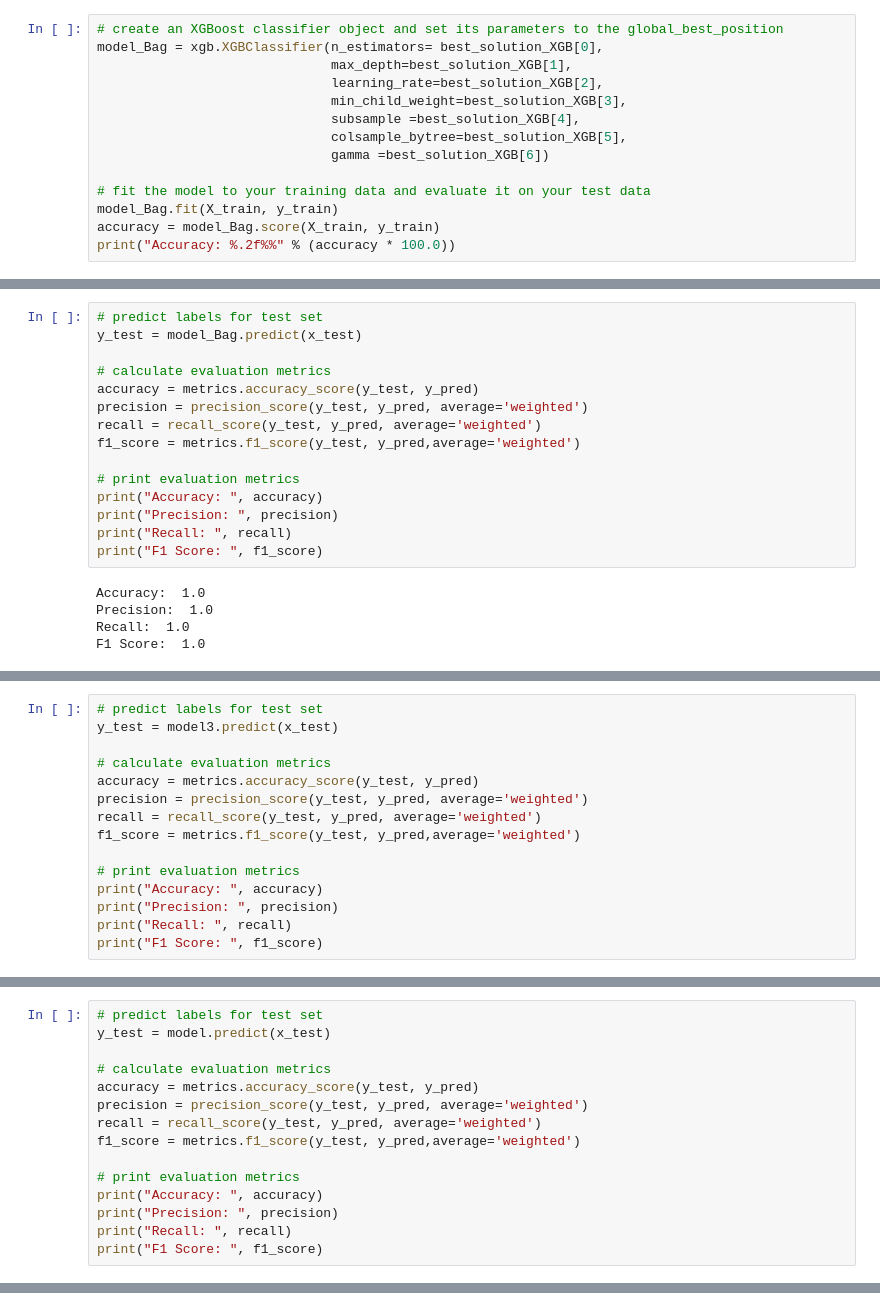
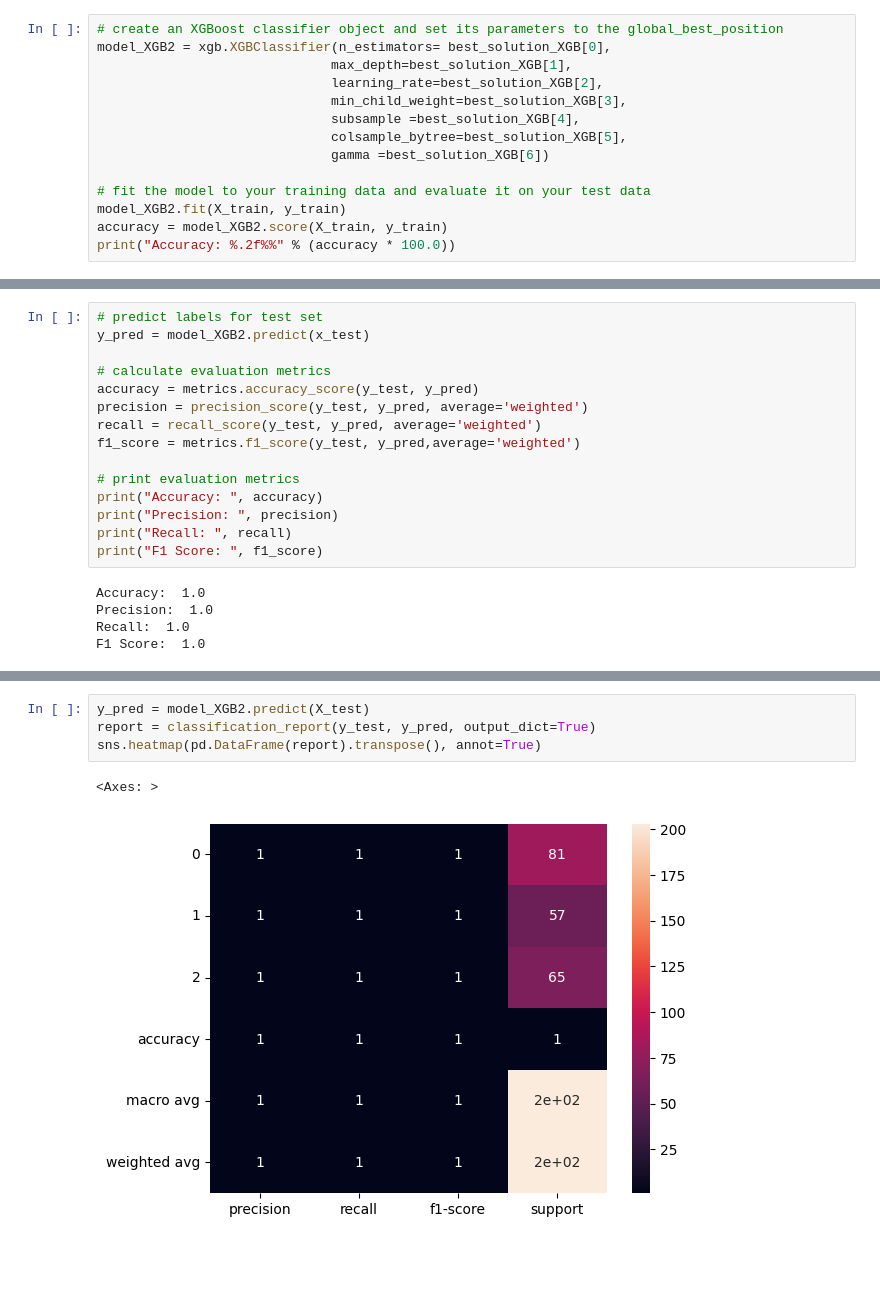
Before and after one commit to justin9503/MSc-Thesis, a Jupyter notebook: Maternal_Health_Risk.ipynb, the cells around one changed output, grey strips where cells are left out. Cells and saved outputs as stored; diff of their text form; blank space fills up the shorter version.

```diff
--- a/Maternal_Health_Risk.ipynb
+++ b/Maternal_Health_Risk.ipynb
@@ -482,6 +486,6 @@ best_solution_XGB
 # %%
 # create an XGBoost classifier object and set its parameters to the global_best_position
-model_Bag = xgb.XGBClassifier(n_estimators= best_solution_XGB[0],
+model_XGB2 = xgb.XGBClassifier(n_estimators= best_solution_XGB[0],
                               max_depth=best_solution_XGB[1],
                               learning_rate=best_solution_XGB[2],
                               min_child_weight=best_solution_XGB[3],
@@ -490,7 +494,7 @@ model_Bag = xgb.XGBClassifier(n_estimators= best_solution_XGB[0],
                               gamma =best_solution_XGB[6])
 
 # fit the model to your training data and evaluate it on your test data
-model_Bag.fit(X_train, y_train)
-accuracy = model_Bag.score(X_train, y_train)
+model_XGB2.fit(X_train, y_train)
+accuracy = model_XGB2.score(X_train, y_train)
 print("Accuracy: %.2f%%" % (accuracy * 100.0))
 # %% [output]
@@ -500,7 +504,7 @@ from sklearn import metrics
 from sklearn.metrics import precision_score, recall_score
 # %%
 # predict labels for test set
-y_test = model_Bag.predict(x_test)
+y_pred = model_XGB2.predict(x_test)
 
 # calculate evaluation metrics
 accuracy = metrics.accuracy_score(y_test, y_pred)
@@ -633,15 +524,0 @@ Accuracy: 89.30%
-# %%
-# predict labels for test set
-y_test = model3.predict(x_test)
-
-# calculate evaluation metrics
-accuracy = metrics.accuracy_score(y_test, y_pred)
-precision = precision_score(y_test, y_pred, average='weighted')
-recall = recall_score(y_test, y_pred, average='weighted')
-f1_score = metrics.f1_score(y_test, y_pred,average='weighted')
-
-# print evaluation metrics
-print("Accuracy: ", accuracy)
-print("Precision: ", precision)
-print("Recall: ", recall)
-print("F1 Score: ", f1_score)
@@ -735,15 +524,0 @@ Accuracy: 88.42%
-# %%
-# predict labels for test set
-y_test = model.predict(x_test)
-
-# calculate evaluation metrics
-accuracy = metrics.accuracy_score(y_test, y_pred)
-precision = precision_score(y_test, y_pred, average='weighted')
-recall = recall_score(y_test, y_pred, average='weighted')
-f1_score = metrics.f1_score(y_test, y_pred,average='weighted')
-
-# print evaluation metrics
-print("Accuracy: ", accuracy)
-print("Precision: ", precision)
-print("Recall: ", recall)
-print("F1 Score: ", f1_score)
@@ -754,0 +540,7 @@ F1 Score:  1.0
+# %%
+y_pred = model_XGB2.predict(X_test)
+report = classification_report(y_test, y_pred, output_dict=True)
+sns.heatmap(pd.DataFrame(report).transpose(), annot=True)
+# %% [output]
+<Axes: >
+[figure, added]
```
Also changed, not shown: parts of 51 cells of this notebook.
